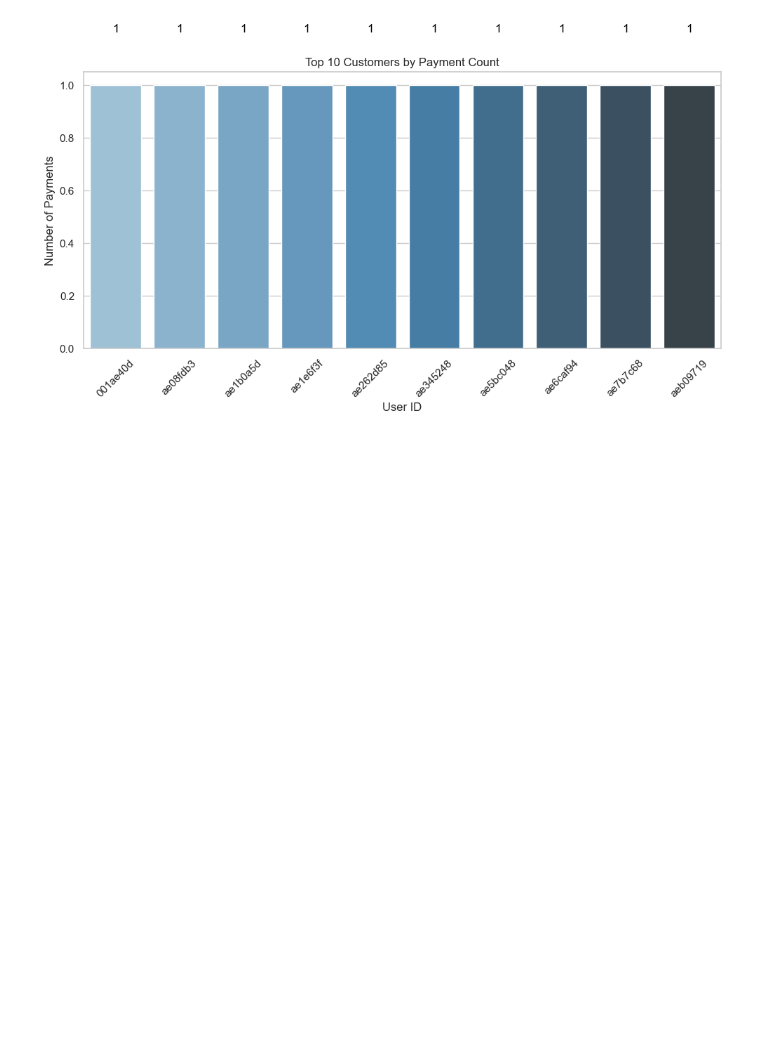
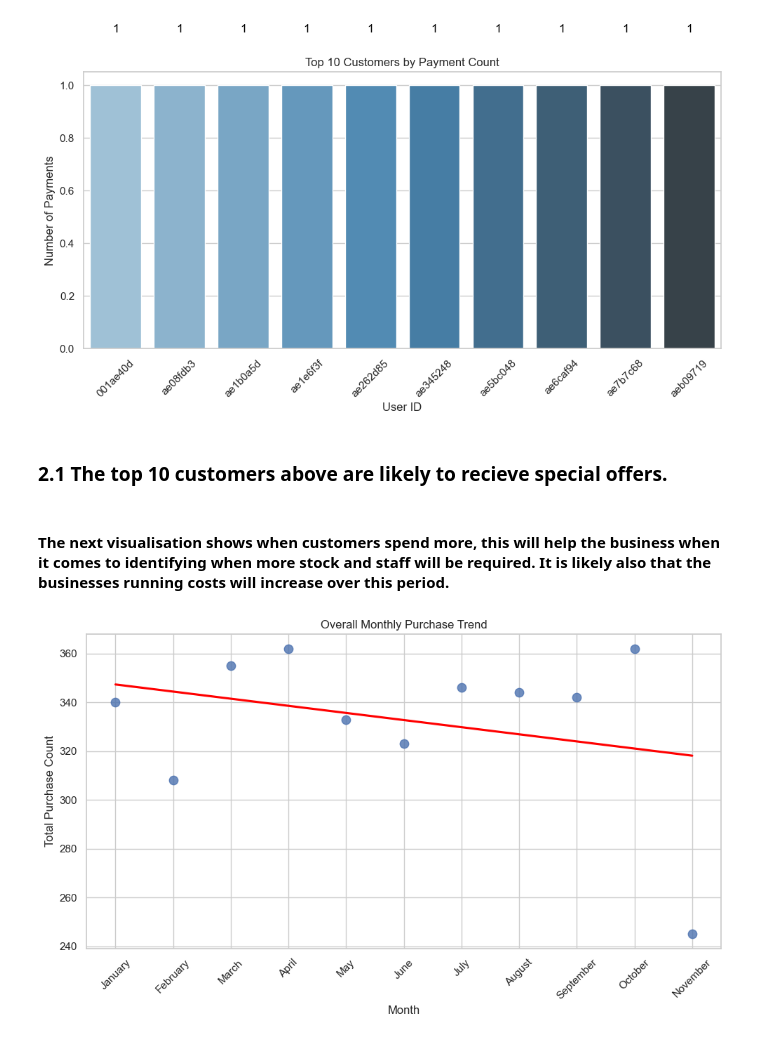
Before and after one commit to Ray99-cpu/E_commerce, a Jupyter notebook: jupyter_notebooks/data.ipynb, the cells around one changed output. Saved outputs shown, nothing was run; the diff lists cells and outputs as text; code cells hidden in the pictures; blank space fills up the shorter version.

Commit message:
Add monthly purchase trend visualization.

```diff
--- a/jupyter_notebooks/data.ipynb
+++ b/jupyter_notebooks/data.ipynb
@@ -191,3 +194,47 @@ Passing `palette` without assigning `hue` is deprecated and will be removed in v
 
   bar = sns.barplot(
 [figure]
+# %% [markdown]
+### 2.1 The top 10 customers above are likely to recieve special offers.
+# %% [markdown]
+#### The next visualisation shows when customers spend more, this will help the business when it comes to identifying when more stock and staff will be required. It is likely also that the businesses running costs will increase over this period.
+# %%
+monthly_trend = df.groupby(['User_ID', 'Month']).size().reset_index(name='Purchase Count')
+
+monthly_summary = monthly_trend.groupby('Month')['Purchase Count'].sum().reset_index()
+
+
+monthly_summary['Month'] = pd.Categorical(
+    monthly_summary['Month'],
+    categories=list(calendar.month_name)[1:],
+    ordered=True
+)
+
+
+monthly_summary['Month_Num'] = monthly_summary['Month'].cat.codes + 1
+
+plt.figure(figsize=(10,6))
+sns.regplot(
+    data=monthly_summary,
+    x='Month_Num',
+    y='Purchase Count',
+    marker='o',
+    scatter_kws={'s': 80},
+    line_kws={'color': 'red'},
+    ci=None
+)
+
+
+plt.xticks(
+    ticks=monthly_summary['Month_Num'],
+    labels=monthly_summary['Month'],
+    rotation=45
+)
+
+plt.title('Overall Monthly Purchase Trend')
+plt.xlabel('Month')
+plt.ylabel('Total Purchase Count')
+plt.tight_layout()
+plt.show()
+# %% [output]
+[figure, added]
```
Also changed, not shown: parts of 6 cells of this notebook.
